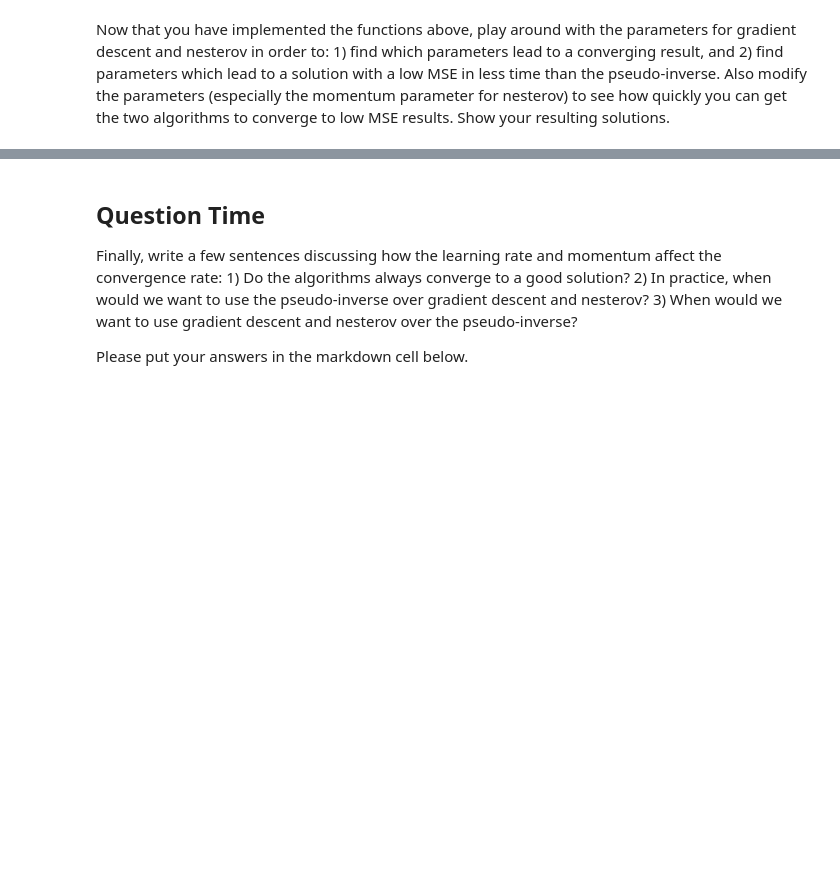
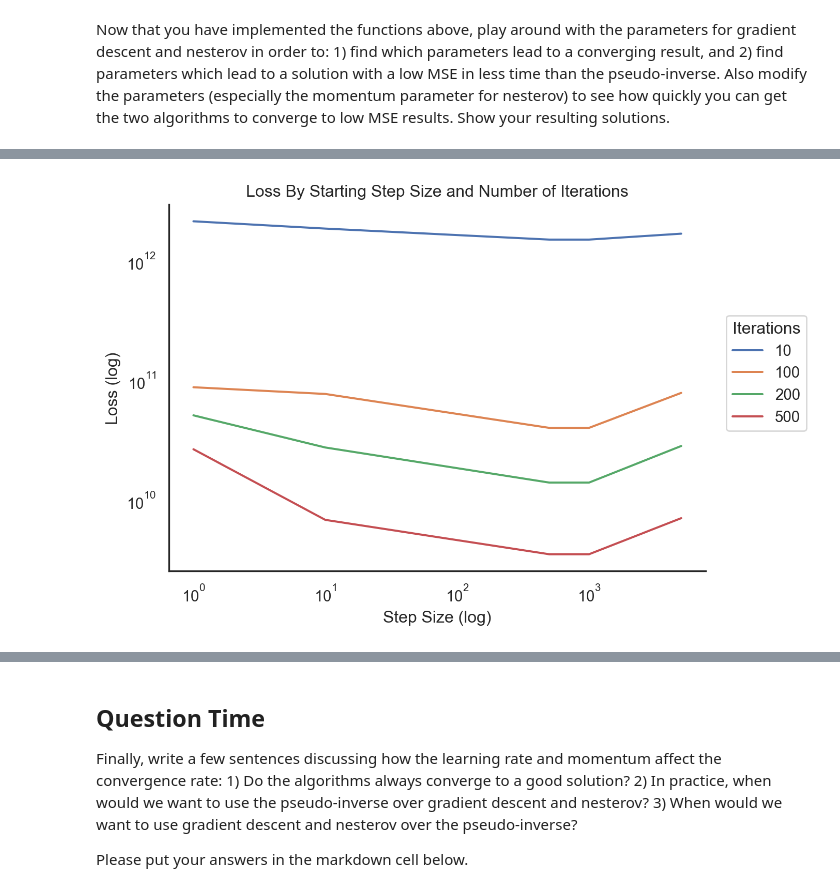
Before and after one commit to saragracebiddle/bioe485, a Jupyter notebook: MP2/MP 2 - Gradient Descent, Nesterov and Pseudo-Inverse.ipynb, the cells around one changed output, grey strips where cells are left out. Cells and saved outputs as stored; diff of their text form; code cells hidden in the pictures; blank space fills up the shorter version.

Commit message:
gradient descent implementation

```diff
--- a/MP2/MP 2 - Gradient Descent, Nesterov and Pseudo-Inverse.ipynb
+++ b/MP2/MP 2 - Gradient Descent, Nesterov and Pseudo-Inverse.ipynb
@@ -136,7 +179,8 @@ def timer(func):
 # %%
 def grad(A, b, x):
     # return the gradient of the loss function with respect to the reconstructed image x
-    # gradient of f(x) = 2[(b-Ax)^T A]
-    #np.multiply(np.matmul(np.transpose(np.subtract(b, np.matmul(A,x))), A), 2)
-
-    return 2 * np.transpose(A @ x - b )
+    # gradient of f(x) = 2[(Ax - b)^T A]
+    return 2 * np.transpose(A @ x - b) @ A
+# %%
+def calculate_step(A,b,x,lr):
+    return np.multiply(-lr, np.transpose(grad(A,b,x)))
@@ -328,0 +281,15 @@ TypeError: object of type 'function' has no len()
+# %%
+alpha = [5000, 1000, 500, 10,1]
+iterations = [10, 100, 200, 500]
+
+final_loss = []
+alphas = []
+num_iter = []
+
+for a in alpha:
+    print(f'Starting lr: {a}')
+    gd_out, gd_loss = GD(A,b,500, a)
+    for i in iterations:
+        final_loss.append(gd_loss[(i-1)])
+        alphas.append(a)
+        num_iter.append(i)
@@ -328,0 +314,23 @@ TypeError: object of type 'function' has no len()
+# %%
+d = {'lr' : alphas,
+       'iter' : map(str, num_iter),
+       'loss' : final_loss,
+    'log_loss': np.log(final_loss),
+    'log_lr' : np.log(alphas)}
+out = pd.DataFrame(d)
+# %%
+(
+    so.Plot(out, x = 'lr', y = 'loss')
+    .add(so.Line(),  color = 'iter')
+    .scale(y = 'log',
+          x = 'log')
+    .label(
+        x = 'Step Size (log)',
+        y = 'Loss (log)',
+        color = 'Iterations',
+        title = 'Loss By Starting Step Size and Number of Iterations'
+    )
+    .theme(theme_dict)
+)
+# %% [output]
+[figure, added]
```
Also changed, not shown: parts of 31 cells of this notebook.
